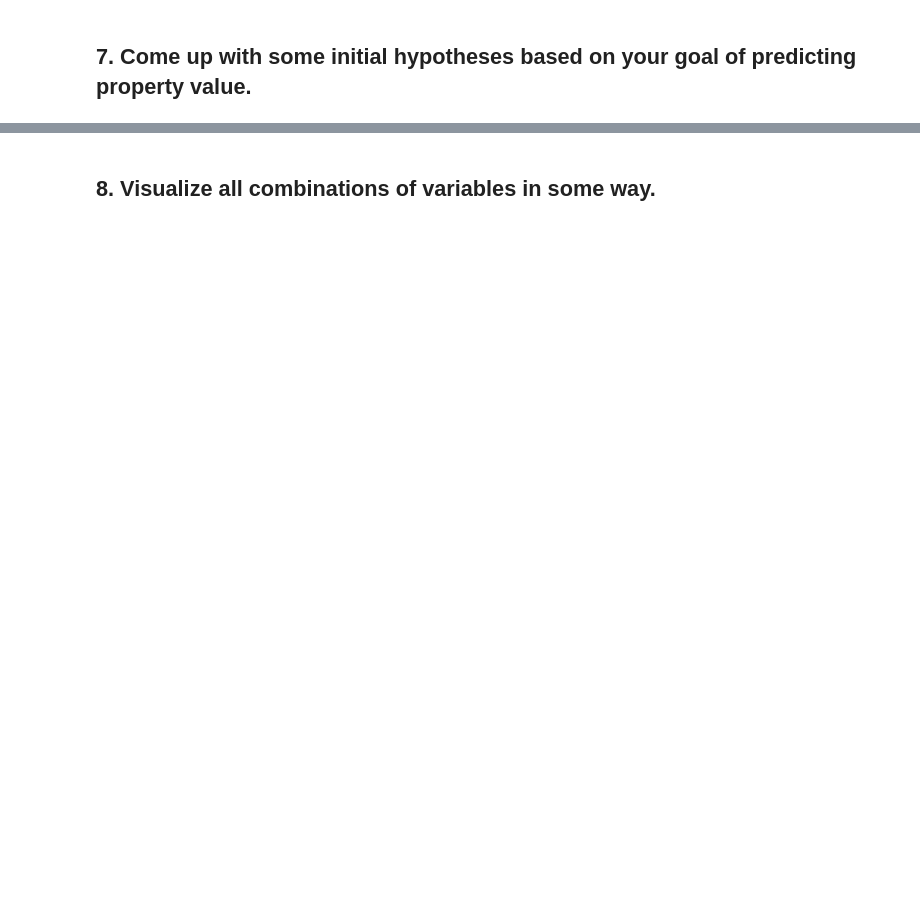
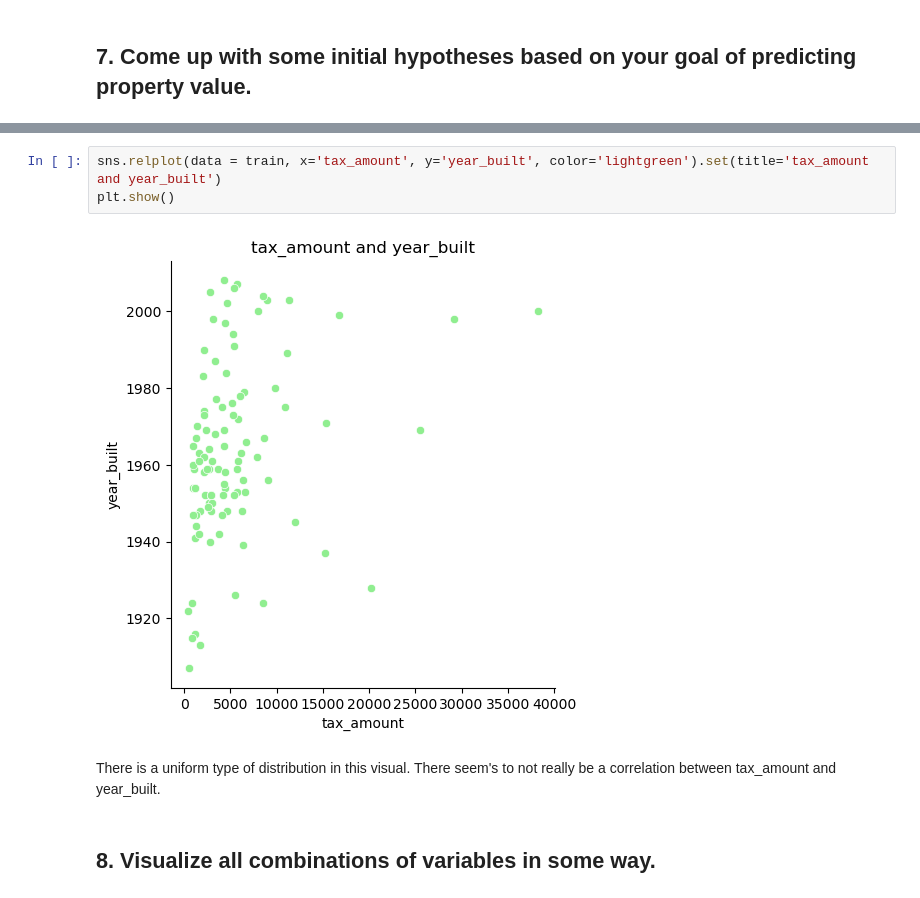
Before and after one commit to Marc-Aradillas/regression-exercises, a Jupyter notebook: explore.ipynb, the cells around one changed output, grey strips where cells are left out. Saved outputs shown, nothing was run; the diff lists cells and outputs as text; blank space fills up the shorter version.

```diff
--- a/explore.ipynb
+++ b/explore.ipynb
@@ -168,2 +267,9 @@ plot_categorical_and_continuous_vars(train, 'area', 'bedrooms')
+# %%
+sns.relplot(data = train, x='tax_amount', y='year_built', color='lightgreen').set(title='tax_amount and year_built')
+plt.show()
+# %% [output]
+[figure, added]
+# %% [markdown]
+There is a uniform type of distribution in this visual. There seem's to not really be a correlation between tax_amount and year_built.
 # %% [markdown]
 ## 8. Visualize all combinations of variables in some way.
```
Also changed, not shown: parts of 52 cells of this notebook, 5 other files.
